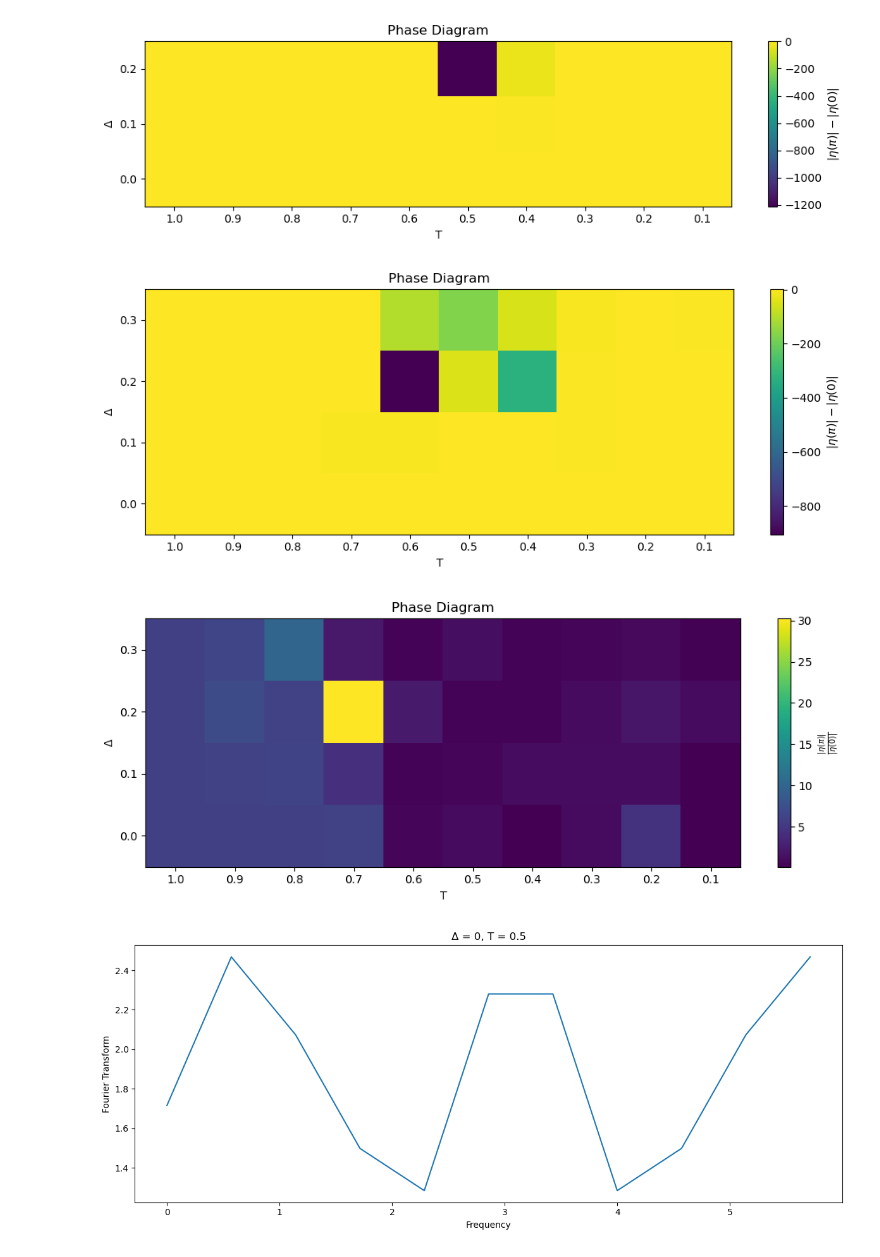
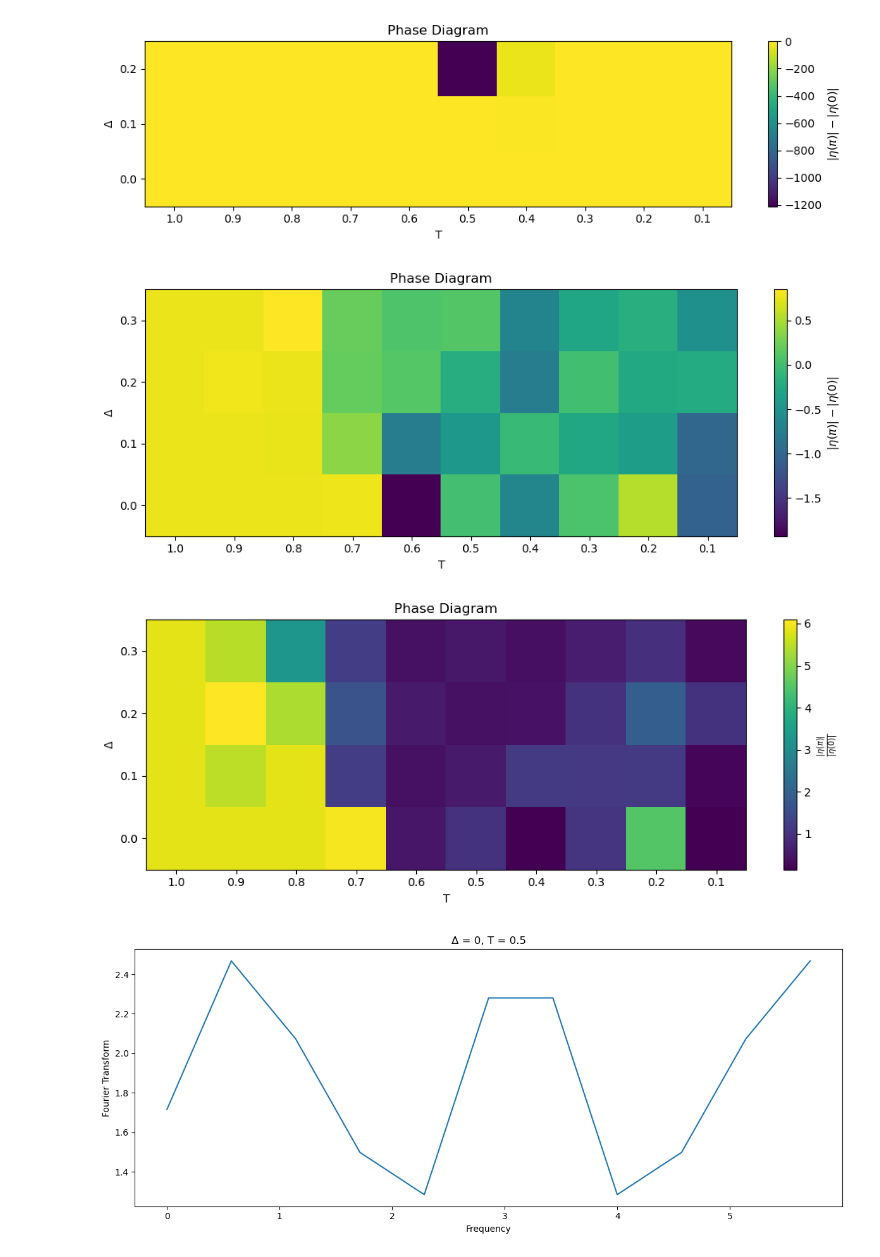
Before and after one commit to gconcheri/MasterThesis, a Jupyter notebook: PhaseDiagram.ipynb, the cells around one changed output. Drawn from its saved outputs; the diff is of its cells as text; code cells hidden in the pictures.

```diff
--- a/PhaseDiagram.ipynb
+++ b/PhaseDiagram.ipynb
@@ -83,20 +83,20 @@ PD.plot_phase_diagram_fromdatagrid(data_grid[:3,:], T_list, delta_list[:3], resu
 # %%
 PD.plot_phase_diagram(T_list, delta_list, save_dir = "pd_1_noedge", result = "difference",
                       #vmin = -5, vmax = 1,
                       #bool_log = True,
                       #save = True,
-                      #threshold = 7
+                      threshold = 2
                       )
 
 PD.plot_phase_diagram(T_list, delta_list, save_dir = "pd_1_noedge", result = "ratio",
                       #vmin = -5, vmax = 1,
                       #bool_log = True,
                       #save = True,
-                      #threshold = 7
+                      threshold = 7
                       )
 # %% [output]
-[figure, old version]
+[figure, new version]
-[figure, old version]
+[figure, new version]
 # %%
 for delta in delta_list:
     PD.plot_single_entry(delta = delta, T = 0.5, T_list = T_list, delta_list = delta_list, N_cycles = N_cycles,
```
